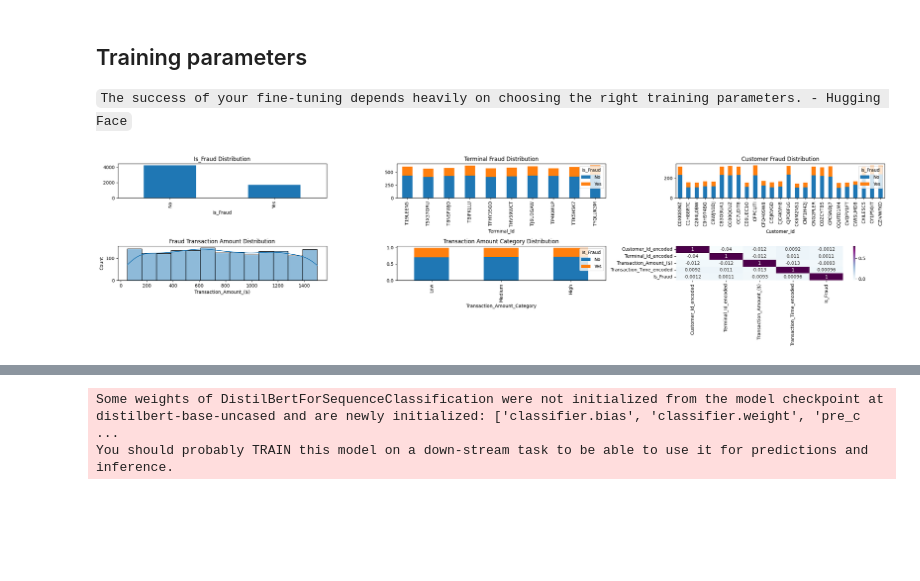
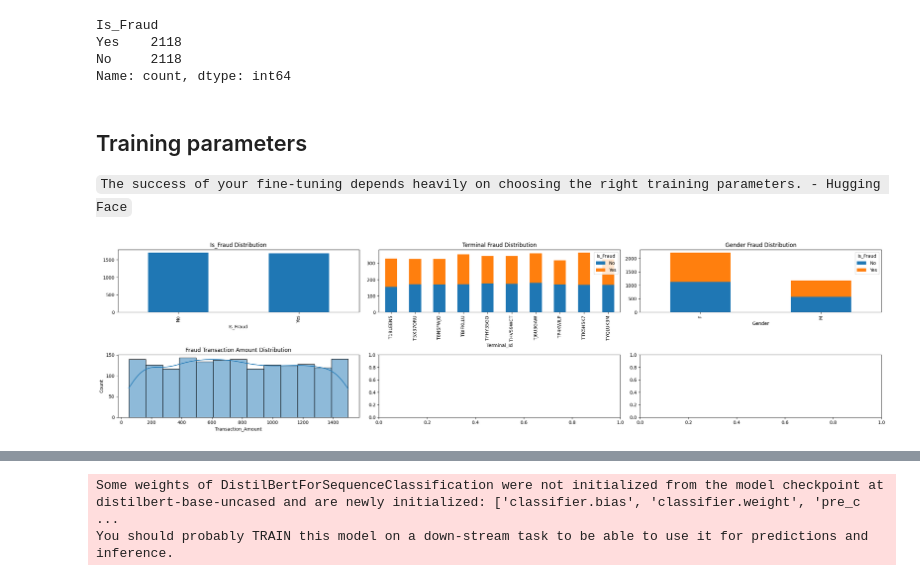
Before and after one commit to dbnath/programming-mono-repo, a Jupyter notebook: python/logistic-regression/finetune-llm/llm_finetune_evaluation.ipynb, the cells around one changed output, grey strips where cells are left out. Cells and saved outputs as stored; diff of their text form; code cells hidden in the pictures; blank space fills up the shorter version.

```diff
--- a/python/logistic-regression/finetune-llm/llm_finetune_evaluation.ipynb
+++ b/python/logistic-regression/finetune-llm/llm_finetune_evaluation.ipynb
@@ -94,0 +76,17 @@ Data columns (total 24 columns):
+# %%
+# Remove unnecessary columns
+columns_to_drop = ['Customer_Id', 'Fraud_Reason', 'Customer_Location', 'Terminal_Location', 'Customer_Gender',
+                   'Terminal_Gender_Profile_y', 'Avg_Customer_Transaction_Pattern_($)', 'Avg_Terminal_Transaction_Pattern_($)']
+
+merged_dataset = merged_dataset.drop(columns=columns_to_drop)
+print(merged_dataset.info())
+
+features = merged_dataset.columns[merged_dataset.columns != 'Is_Fraud']
+target = 'Is_Fraud'
+
+X = merged_dataset[features]
+y = merged_dataset[target]
+
+y.value_counts().plot(kind='bar', title='Distribution of Fraudulent Transactions')
+
+print(X.columns)
@@ -95,40 +112,59 @@ Data columns (total 24 columns):
+# %%
+# Concatenate X and y for easier manipulation
+df = pd.concat([X, y], axis=1)
+
+# Separate majority and minority classes
+majority_class = df[df['Is_Fraud'] == 'No']
+minority_class = df[df['Is_Fraud'] == 'Yes']
+
+# Downsample majority class
+majority_downsampled = resample(
+    majority_class,
+    replace=False,  # sample without replacement
+    n_samples=len(minority_class),  # match minority class
+    random_state=42
+)
+
+# Combine minority class with downsampled majority class
+df_balanced = pd.concat([majority_downsampled, minority_class])
+
+# Shuffle the balanced dataset
+df_balanced = df_balanced.sample(frac=1, random_state=42).reset_index(drop=True)
+
+# Separate features and target again
+X_balanced = df_balanced.drop('Is_Fraud', axis=1)
+y_balanced = df_balanced['Is_Fraud']
+
+print(y_balanced.value_counts())
+# %% [output]
+Is_Fraud
+Yes    2118
+No     2118
+Name: count, dtype: int64
 # %% [markdown]
 ## Training parameters
 ` The success of your fine-tuning depends heavily on choosing the right training parameters. - Hugging Face `
 # %%
+X_train, X_test, y_train, y_test = train_test_split(X_balanced, y_balanced, test_size=0.2, random_state=42)
+training_dataset = pd.concat([X_train, y_train], axis=1)
+test_dataset = pd.concat([X_test, y_test], axis=1)
+
+
 fig, axes = plt.subplots(2, 3, figsize=(24, 6))
 
 training_dataset['Is_Fraud'].value_counts().plot.bar(ax = axes[0, 0], title='Is_Fraud Distribution')
 
 pd.crosstab(training_dataset['Terminal_Id'], training_dataset['Is_Fraud']) \
     .plot(kind='bar', stacked=True, title='Terminal Fraud Distribution', ax=axes[0, 1])
 
-pd.crosstab(training_dataset['Customer_Id'], training_dataset['Is_Fraud']) \
-    .plot(kind='bar', stacked=True, title='Customer Fraud Distribution', ax=axes[0, 2])
+pd.crosstab(training_dataset['Gender'], training_dataset['Is_Fraud']) \
+    .plot(kind='bar', stacked=True, title='Gender Fraud Distribution', ax=axes[0, 2])
 
 fraud_data = training_dataset[training_dataset['Is_Fraud'] == 'Yes']
-sns.histplot(fraud_data['Transaction_Amount_($)'], ax=axes[1, 0], kde=True)
+sns.histplot(fraud_data['Transaction_Amount'], ax=axes[1, 0], kde=True)
 axes[1, 0].set_title('Fraud Transaction Amount Distribution')
-
-bins = [0, 500, 1000, 1500]
-group = ['Low', 'Medium', 'High']
-training_dataset['Transaction_Amount_Category'] = pd.cut(training_dataset['Transaction_Amount_($)'], bins=bins, labels=group)
-Transaction_Amount_Bin = pd.crosstab(training_dataset['Transaction_Amount_Category'], training_dataset['Is_Fraud'])
-Transaction_Amount_Bin.div(Transaction_Amount_Bin.sum(1).astype(float), axis=0) \
-    .plot(kind='bar', stacked=True, title='Transaction Amount Category Distribution', ax=axes[1, 1])
-
-training_dataset['Customer_Id_encoded'] = training_dataset['Customer_Id'].astype('category').cat.codes
-training_dataset['Terminal_Id_encoded'] = training_dataset['Terminal_Id'].astype('category').cat.codes
-training_dataset['Transaction_Time_encoded'] = pd.to_datetime(training_dataset['Transaction_Time']).dt.hour
-
-
-data_for_heatmap = training_dataset[['Customer_Id_encoded', 'Terminal_Id_encoded', 'Transaction_Amount_($)', 'Transaction_Time_encoded']].copy()
-data_for_heatmap['Is_Fraud'] = training_dataset['Is_Fraud'].apply(lambda x: 1 if x == 'Yes' else 0)
-matrix = data_for_heatmap.corr()
-sns.heatmap(matrix, annot=True, vmax=".8", cmap='BuPu', ax=axes[1, 2])
-
 
 plt.tight_layout()
 plt.show()
 # %% [output]
-[figure, old version]
+[figure, new version]
```
Also changed, not shown: parts of 13 cells of this notebook, 48 other files.
